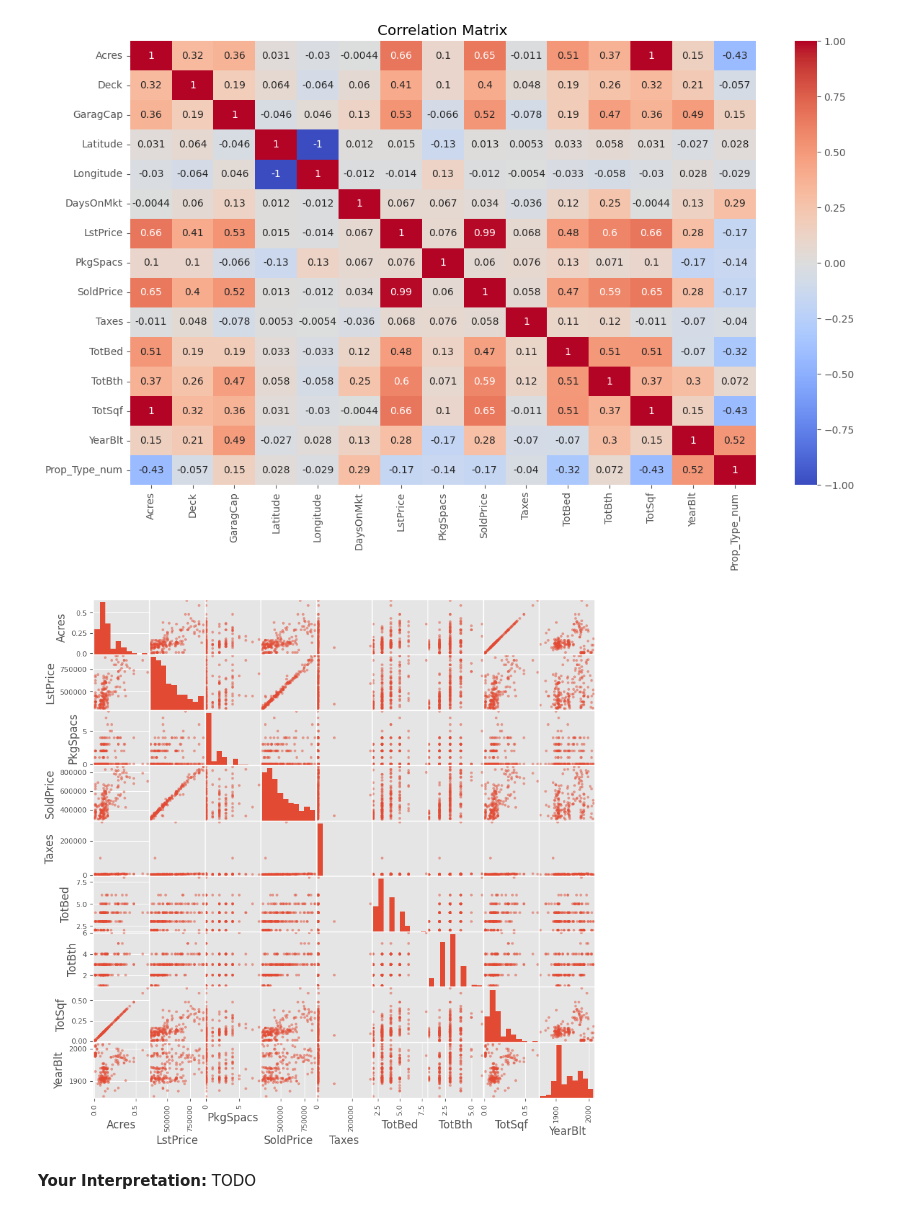
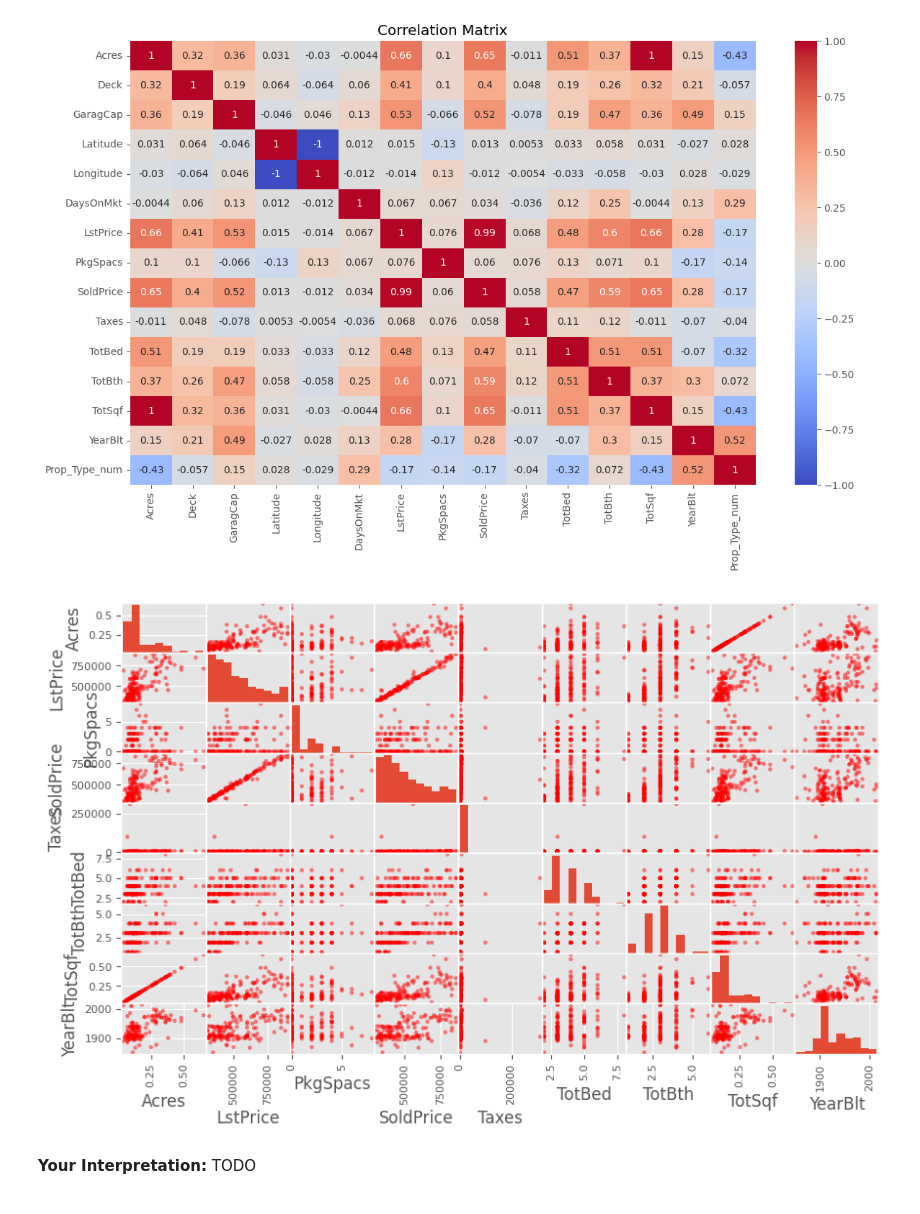
Before and after one commit to logancorrea/Intro-to-Data-Science, a Jupyter notebook: Homework/HW05/HW5.ipynb, the cells around one changed output. Cells and saved outputs as stored; diff of their text form; code cells hidden in the pictures.

```diff
--- a/Homework/HW05/HW5.ipynb
+++ b/Homework/HW05/HW5.ipynb
@@ -119,12 +119,18 @@ plt.show()
 # %% [output]
 [figure]
 # %%
-singlefamily_subset = house_clean[['Acres', 'LstPrice', 'PkgSpacs', 'SoldPrice', 'Taxes', 'TotBed', 'TotBth', 'TotSqf', 'YearBlt']]
+singlefamily_subset = house_clean[house_clean['PropType'] == 'Single Family'][['Acres', 'LstPrice', 'PkgSpacs', 'SoldPrice', 'Taxes', 'TotBed', 'TotBth', 'TotSqf', 'YearBlt']]
+condo_subset = house_clean[house_clean['PropType'] == 'Condo'][['Acres', 'LstPrice', 'PkgSpacs', 'SoldPrice', 'Taxes', 'TotBed', 'TotBth', 'TotSqf', 'YearBlt']]
+townhouse_subset = house_clean[house_clean['PropType'] == 'Townhouse'][['Acres', 'LstPrice', 'PkgSpacs', 'SoldPrice', 'Taxes', 'TotBed', 'TotBth', 'TotSqf', 'YearBlt']]
 
-pd.plotting.scatter_matrix(subset_columns, figsize=(10, 10), diagonal='hist')
+
+# Plot scatter matrix for singlefamily_subset
+pd.plotting.scatter_matrix(singlefamily_subset, diagonal='hist', color='red')
+
+
 plt.show()
 # %% [output]
-[figure, old version]
+[figure, new version]
 # %% [markdown]
 **Your Interpretation:** TODO
 # %% [markdown]
```
